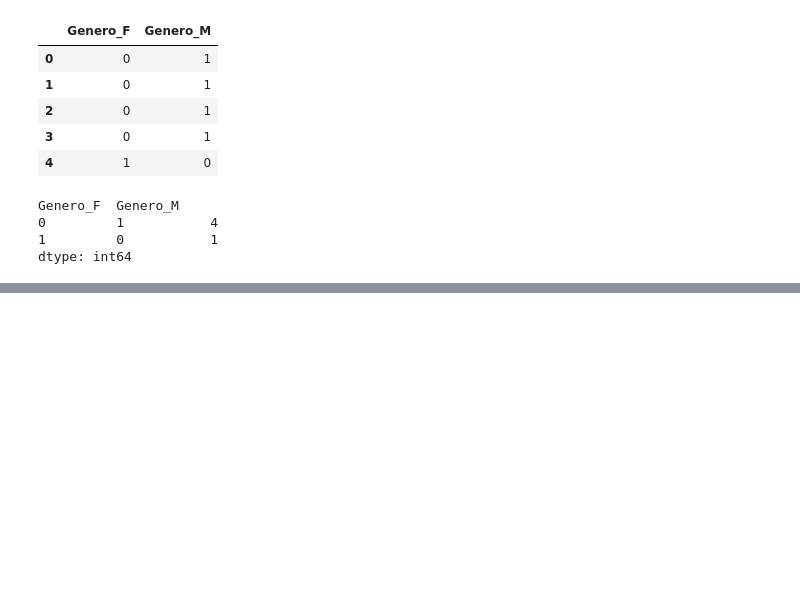
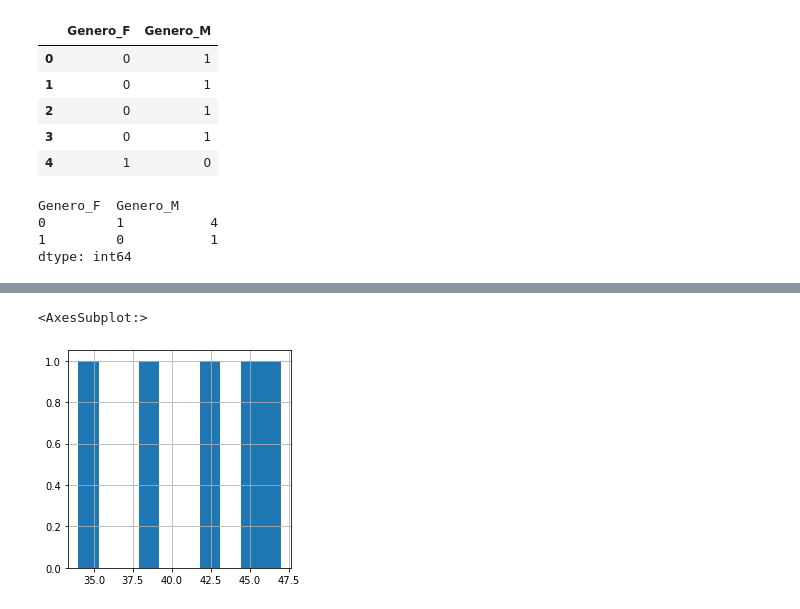
Before and after one commit to Brunoware/Actividades_Python_Fundamentals, a Jupyter notebook: Clases/9. Pandas.ipynb, the cells around one changed output, grey strips where cells are left out. Drawn from its saved outputs; the diff is of its cells as text; code cells hidden in the pictures; blank space fills up the shorter version.

```diff
--- a/Clases/9. Pandas.ipynb
+++ b/Clases/9. Pandas.ipynb
@@ -167,0 +174,5 @@ dtype: int64
+# %%
+df.Edad.hist(figsize=(4,4))
+# %% [output]
+<AxesSubplot:>
+[figure, added]
```
Also changed, not shown: parts of 19 cells of this notebook, 3 other files.
